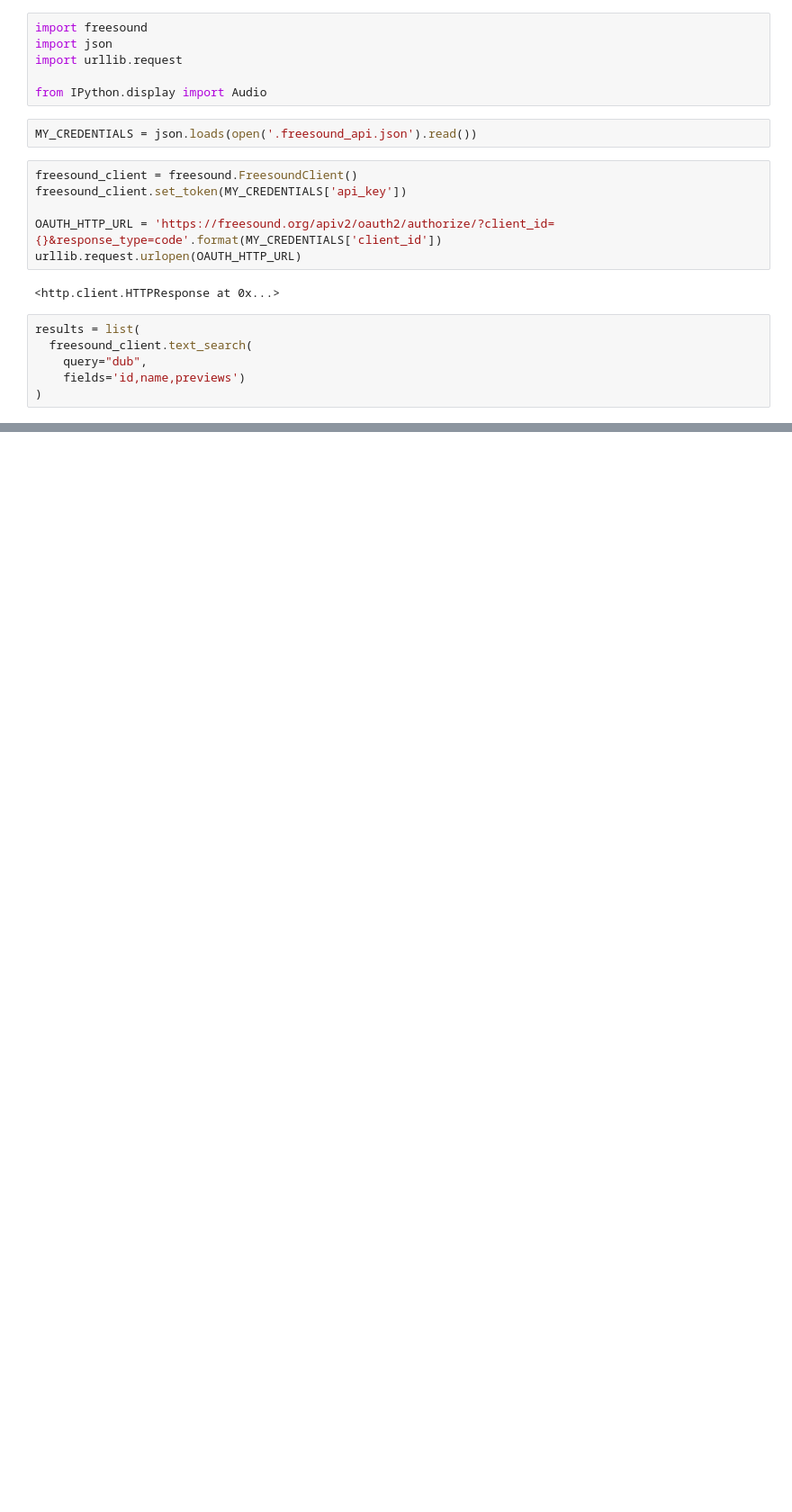
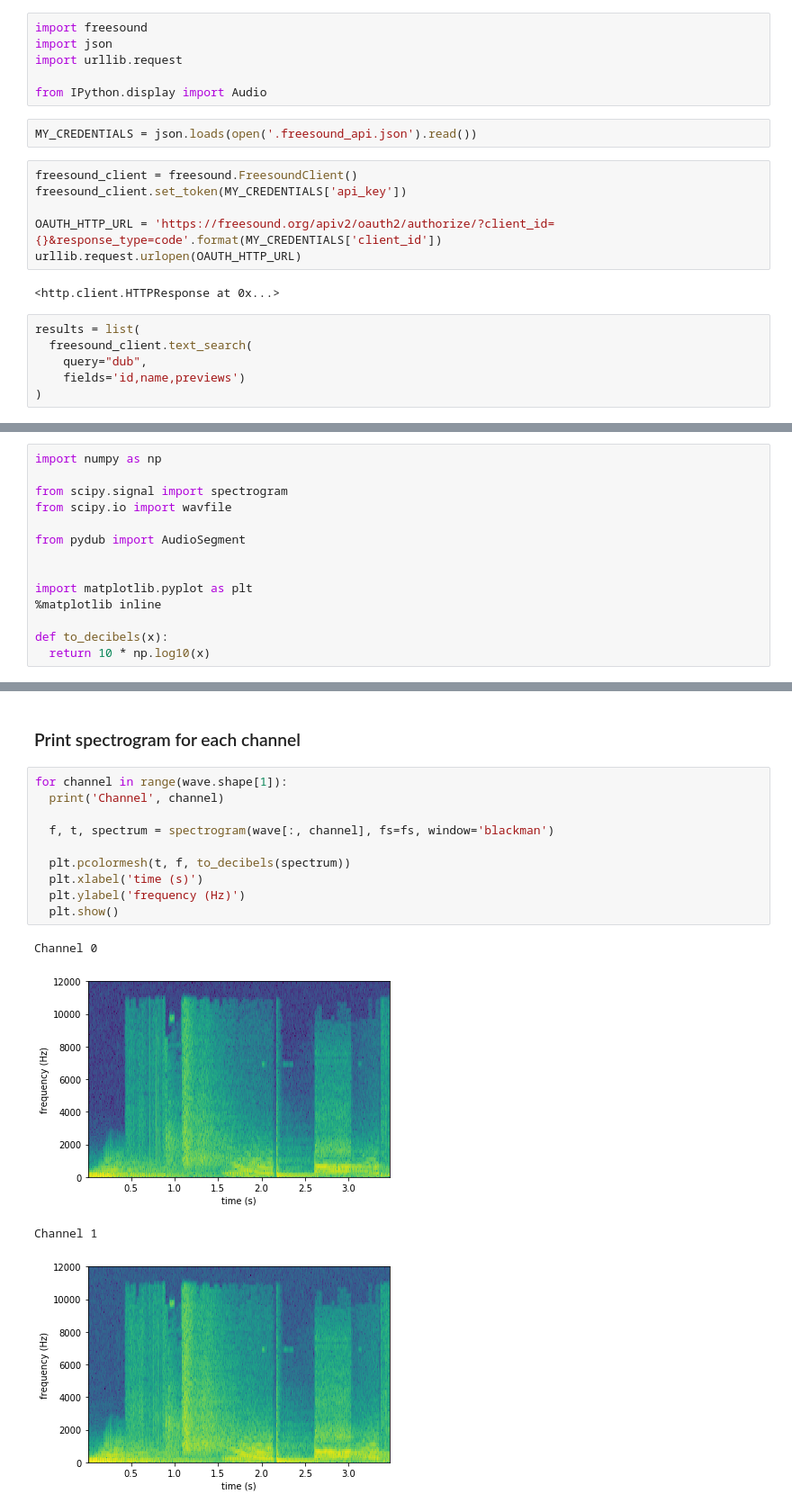
Before and after one commit to lambdaofgod/api-examples, a Jupyter notebook: Freesound.ipynb, the cells around one changed output, grey strips where cells are left out. Shown at 90% size. Saved outputs shown, nothing was run; the diff lists cells and outputs as text; blank space fills up the shorter version.

```diff
--- a/Freesound.ipynb
+++ b/Freesound.ipynb
@@ -33,0 +45,14 @@ Audio(filename=preview_file_path)
+# %%
+import numpy as np
+
+from scipy.signal import spectrogram
+from scipy.io import wavfile
+
+from pydub import AudioSegment
+
+
+import matplotlib.pyplot as plt
+%matplotlib inline
+
+def to_decibels(x):
+  return 10 * np.log10(x)
@@ -33,0 +71,17 @@ Audio(filename=preview_file_path)
+# %% [markdown]
+### Print spectrogram for each channel
+# %%
+for channel in range(wave.shape[1]):
+  print('Channel', channel)
+
+  f, t, spectrum = spectrogram(wave[:, channel], fs=fs, window='blackman')
+
+  plt.pcolormesh(t, f, to_decibels(spectrum))
+  plt.xlabel('time (s)')
+  plt.ylabel('frequency (Hz)')
+  plt.show()
+# %% [output]
+Channel 0
+[figure, added]
+Channel 1
+[figure, added]
```
Also changed, not shown: parts of 8 cells of this notebook.
